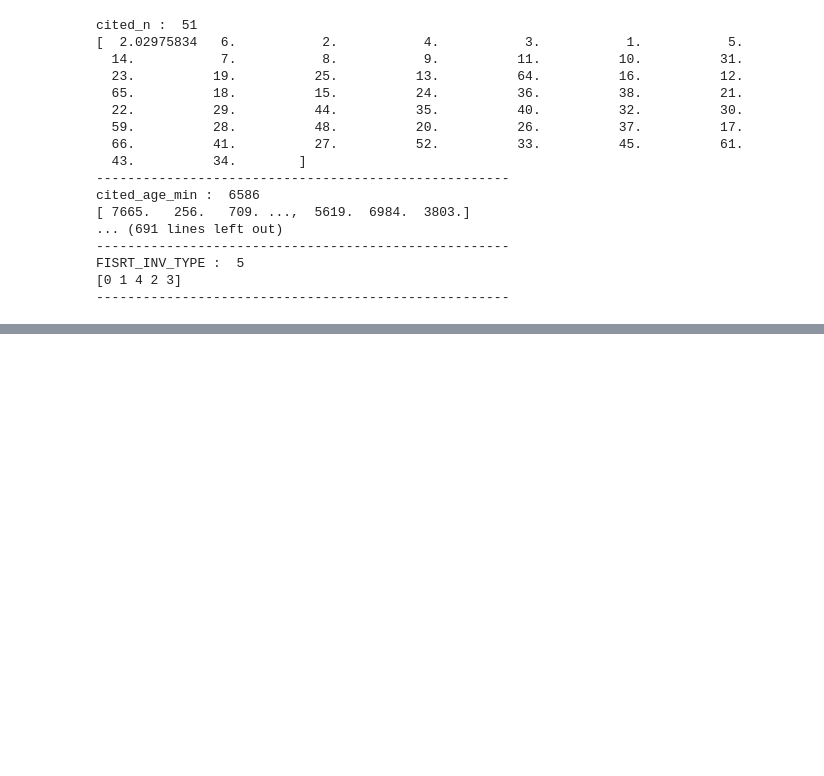
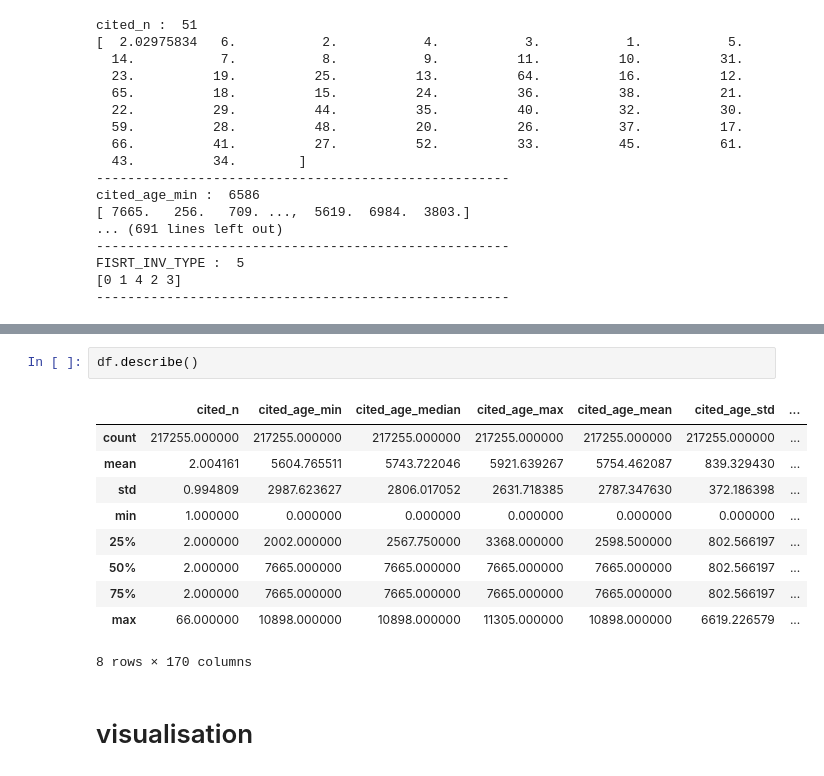
Before and after one commit to maxkub/challengeMDI343, a Jupyter notebook: challenge.ipynb, the cells around one changed output, grey strips where cells are left out. Cells and saved outputs as stored; diff of their text form; blank space fills up the shorter version.

```diff
--- a/challenge.ipynb
+++ b/challenge.ipynb
@@ -278,0 +313,15 @@ df.head()
+# %%
+df.describe()
+# %% [output]
+|  | cited_n | cited_age_min | cited_age_median | cited_age_max | cited_age_mean | cited_age_std | ... |
+| count | 217255.000000 | 217255.000000 | 217255.000000 | 217255.000000 | 217255.000000 | 217255.000000 | ... |
+| mean | 2.004161 | 5604.765511 | 5743.722046 | 5921.639267 | 5754.462087 | 839.329430 | ... |
+| std | 0.994809 | 2987.623627 | 2806.017052 | 2631.718385 | 2787.347630 | 372.186398 | ... |
+| min | 1.000000 | 0.000000 | 0.000000 | 0.000000 | 0.000000 | 0.000000 | ... |
+| 25% | 2.000000 | 2002.000000 | 2567.750000 | 3368.000000 | 2598.500000 | 802.566197 | ... |
+| 50% | 2.000000 | 7665.000000 | 7665.000000 | 7665.000000 | 7665.000000 | 802.566197 | ... |
+| 75% | 2.000000 | 7665.000000 | 7665.000000 | 7665.000000 | 7665.000000 | 802.566197 | ... |
+| max | 66.000000 | 10898.000000 | 10898.000000 | 11305.000000 | 10898.000000 | 6619.226579 | ... |
+8 rows × 170 columns
+# %% [markdown]
+# visualisation
```
Also changed, not shown: parts of 14 cells of this notebook, 1 other file.
